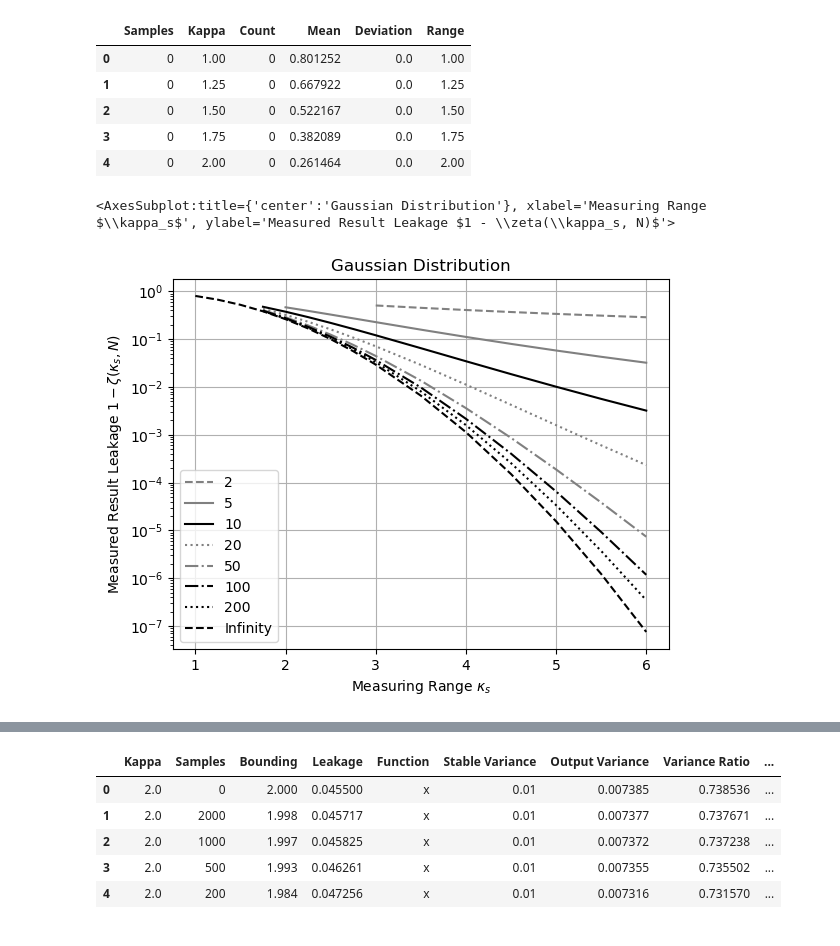
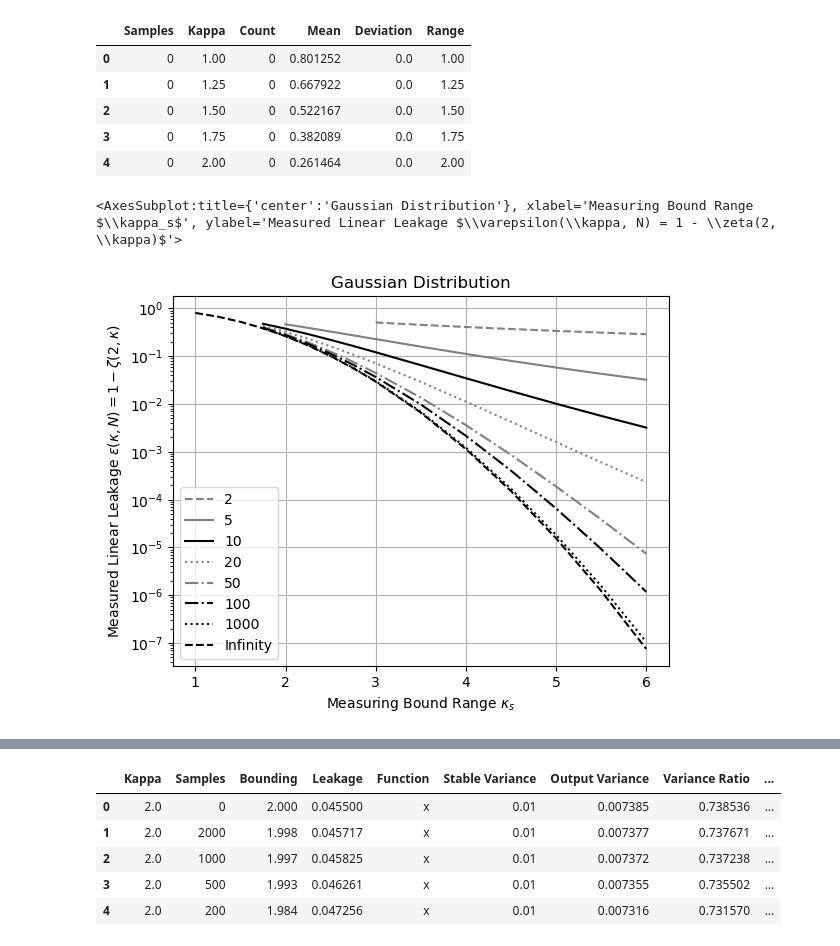
Before and after one commit to Chengpu0707/VarianceArithmetic, a Jupyter notebook: IPyNb/StatisticalBounding.ipynb, the cells around one changed output, grey strips where cells are left out. Drawn from its saved outputs; the diff is of its cells as text; code cells hidden in the pictures.

```diff
--- a/IPyNb/StatisticalBounding.ipynb
+++ b/IPyNb/StatisticalBounding.ipynb
@@ -87,17 +88,17 @@ dfN.head()
 # %%
 ax = dfN[dfN['Samples'] == 2].plot(x='Kappa', y='Mean', label=2, color='gray', style='--')
 dfN[dfN['Samples'] == 5].plot(x='Kappa', y='Mean', label='5', color='gray', style='-', ax=ax)
 dfN[dfN['Samples'] == 10].plot(x='Kappa', y='Mean', label='10', color='black', style='-', ax=ax)
 dfN[dfN['Samples'] == 20].plot(x='Kappa', y='Mean', label='20', color='gray', style=':', ax=ax)
 dfN[dfN['Samples'] == 50].plot(x='Kappa', y='Mean', label='50', color='gray', style='-.', ax=ax)
 dfN[dfN['Samples'] == 100].plot(x='Kappa', y='Mean', label='100', color='black', style='-.', ax=ax)
-dfN[dfN['Samples'] == 200].plot(x='Kappa', y='Mean', label='200', color='black', style=':', ax=ax)
+dfN[dfN['Samples'] == 1000].plot(x='Kappa', y='Mean', label='1000', color='black', style=':', ax=ax)
 dfN[dfN['Samples'] == 0].plot(x='Kappa', y='Mean', label='Infinity', color='black', style='--', ax=ax, grid=True, logy=True,
-                title='Gaussian Distribution', xlabel=r'Measuring Range $\kappa_s$',
-                              ylabel=r'Measured Result Leakage $1 - \zeta(\kappa_s, N)$')
+                title='Gaussian Distribution', xlabel=r'Measuring Bound Range $\kappa_s$',
+                              ylabel=r'Measured Linear Leakage $\varepsilon(\kappa, N) = 1 - \zeta(2, \kappa)$')
 # %% [output]
-<AxesSubplot:title={'center':'Gaussian Distribution'}, xlabel='Measuring Range $\\kappa_s$', ylabel='Measured Result Leakage $1 - \\zeta(\\kappa_s, N)$'>
+<AxesSubplot:title={'center':'Gaussian Distribution'}, xlabel='Measuring Bound Range $\\kappa_s$', ylabel='Measured Linear Leakage $\\varepsilon(\\kappa, N) = 1 - \\zeta(2, \\kappa)$'>
-[figure, old version]
+[figure, new version]
 # %%
 ax = dfN[dfN['Samples'] == 2].plot(x='Kappa', y='Range', label=2, color='gray', style='--')
 dfN[dfN['Samples'] == 5].plot(x='Kappa', y='Range', label='5', color='gray', style='-', ax=ax)
```
Also changed, not shown: parts of 12 cells of this notebook, 14 other files.
